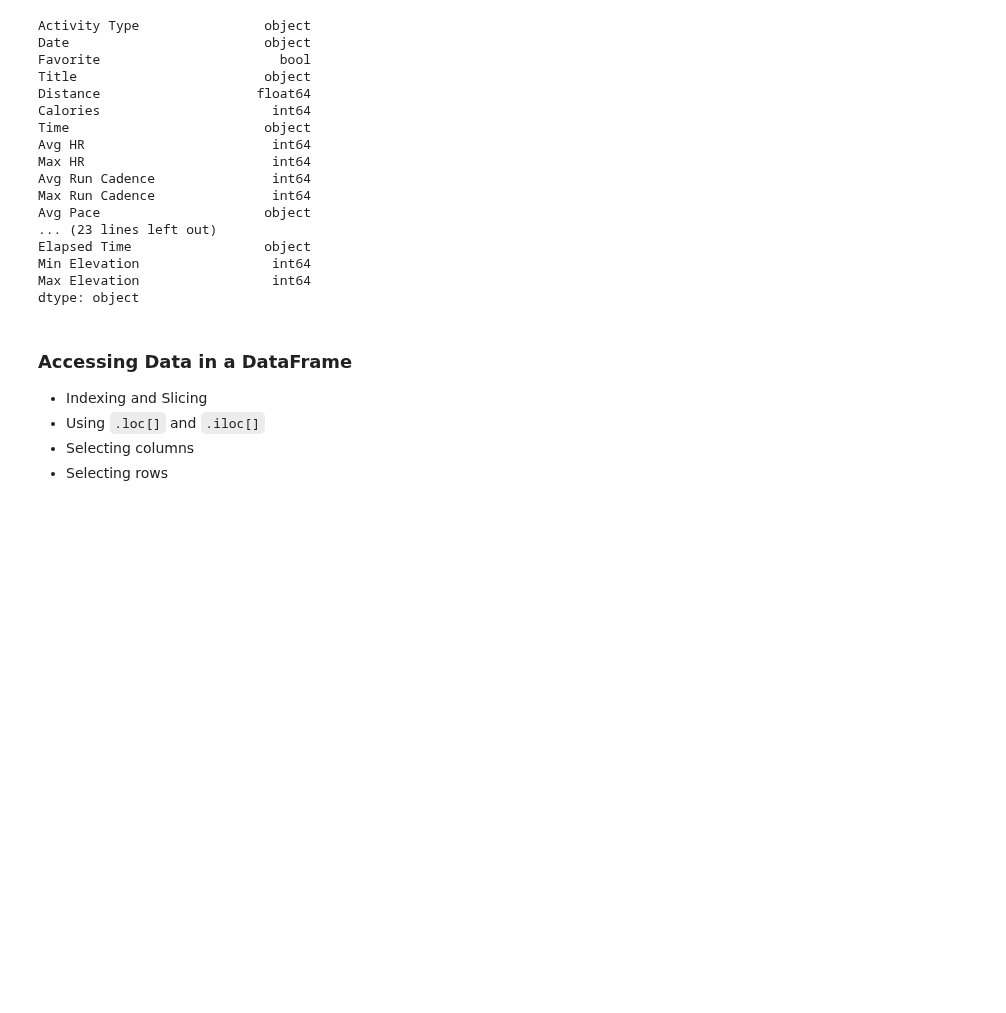
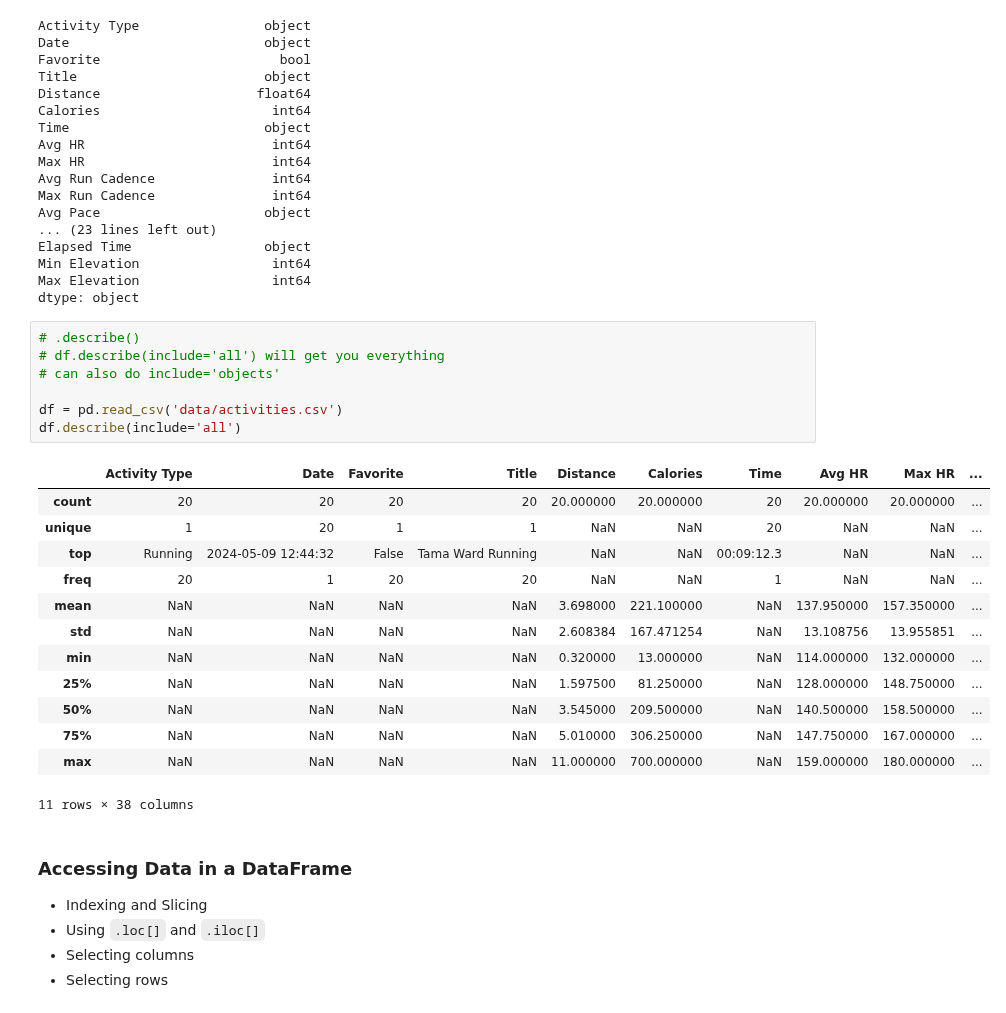
Before and after one commit to tjyana/coding-challenges, a Jupyter notebook: pandas-notebook.ipynb, the cells around one changed output. Saved outputs shown, nothing was run; the diff lists cells and outputs as text; blank space fills up the shorter version.

```diff
--- a/pandas-notebook.ipynb
+++ b/pandas-notebook.ipynb
@@ -125,6 +191,27 @@ Elapsed Time                 object
 Min Elevation                 int64
 Max Elevation                 int64
 dtype: object
+# %%
+# .describe()
+# df.describe(include='all') will get you everything
+# can also do include='objects'
+
+df = pd.read_csv('data/activities.csv')
+df.describe(include='all')
+# %% [output]
+|  | Activity Type | Date | Favorite | Title | Distance | Calories | Time | Avg HR | Max HR | ... |
+| count | 20 | 20 | 20 | 20 | 20.000000 | 20.000000 | 20 | 20.000000 | 20.000000 | ... |
+| unique | 1 | 20 | 1 | 1 | NaN | NaN | 20 | NaN | NaN | ... |
+| top | Running | 2024-05-09 12:44:32 | False | Tama Ward Running | NaN | NaN | 00:09:12.3 | NaN | NaN | ... |
+| freq | 20 | 1 | 20 | 20 | NaN | NaN | 1 | NaN | NaN | ... |
+| mean | NaN | NaN | NaN | NaN | 3.698000 | 221.100000 | NaN | 137.950000 | 157.350000 | ... |
+| std | NaN | NaN | NaN | NaN | 2.608384 | 167.471254 | NaN | 13.108756 | 13.955851 | ... |
+| min | NaN | NaN | NaN | NaN | 0.320000 | 13.000000 | NaN | 114.000000 | 132.000000 | ... |
+| 25% | NaN | NaN | NaN | NaN | 1.597500 | 81.250000 | NaN | 128.000000 | 148.750000 | ... |
+| 50% | NaN | NaN | NaN | NaN | 3.545000 | 209.500000 | NaN | 140.500000 | 158.500000 | ... |
+| 75% | NaN | NaN | NaN | NaN | 5.010000 | 306.250000 | NaN | 147.750000 | 167.000000 | ... |
+| max | NaN | NaN | NaN | NaN | 11.000000 | 700.000000 | NaN | 159.000000 | 180.000000 | ... |
+11 rows × 38 columns
 # %% [markdown]
 ### Accessing Data in a DataFrame
   - Indexing and Slicing
```
Also changed, not shown: parts of 26 cells of this notebook, 2 other files.
